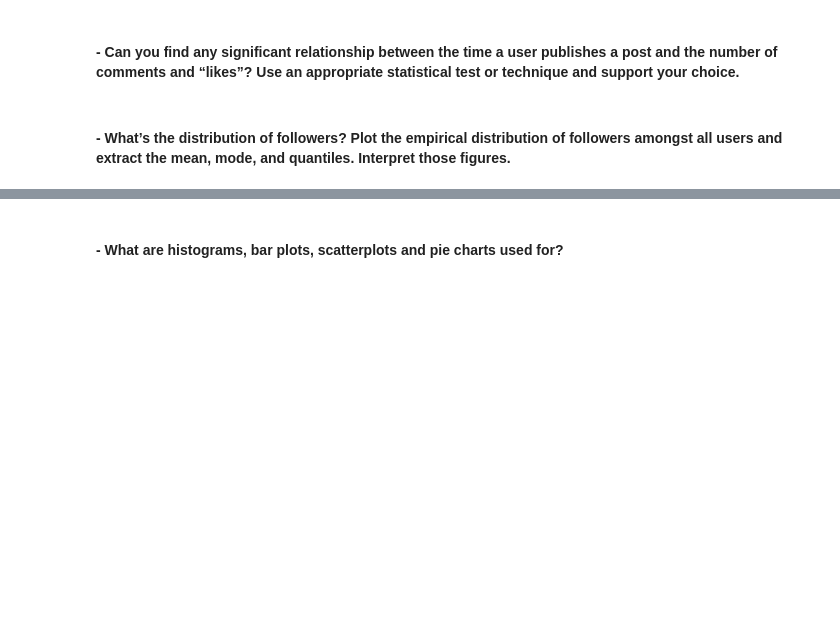
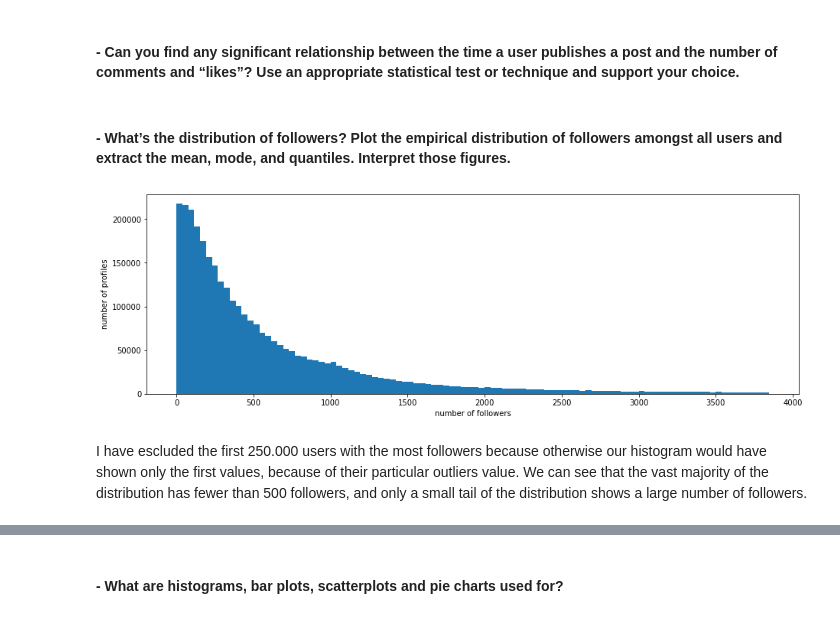
Before and after one commit to Vah1d/ADM-HW2, a Jupyter notebook: HW2.ipynb, the cells around one changed output, grey strips where cells are left out. Saved outputs shown, nothing was run; the diff lists cells and outputs as text; code cells hidden in the pictures; blank space fills up the shorter version.

```diff
--- a/HW2.ipynb
+++ b/HW2.ipynb
@@ -190,3 +227,19 @@ We see how the vast majority of instagram accounts analyzed are non-business acc
 #### - Can you find any significant relationship between the time a user publishes a post and the number of comments and “likes”? Use an appropriate statistical test or technique and support your choice.
 # %% [markdown]
 #### - What’s the distribution of followers? Plot the empirical distribution of followers amongst all users and extract the mean, mode, and quantiles. Interpret those figures.
+# %%
+post_sort = data_profiles.sort_values(by = 'followers', ascending = False)
+solo_foll = post_sort['followers']
+solo_foll.dropna(inplace = True)
+# %%
+fig1, ax1 = plt.subplots(figsize = (1100/72.,4.8))
+
+ax1.hist(solo_foll.tail(3200000),bins = 100)
+plt.xlabel("number of followers")
+plt.ylabel("number of profiles")
+plt.show()
+# %% [output]
+[figure, added]
+# %% [markdown]
+I have escluded the first 250.000 users with the most followers because otherwise our histogram would have shown only the first values, because of their particular outliers value.
+We can see that the vast majority of the distribution has fewer than 500 followers, and only a small tail of the distribution shows a large number of followers.
```
Also changed, not shown: parts of 10 cells of this notebook.
